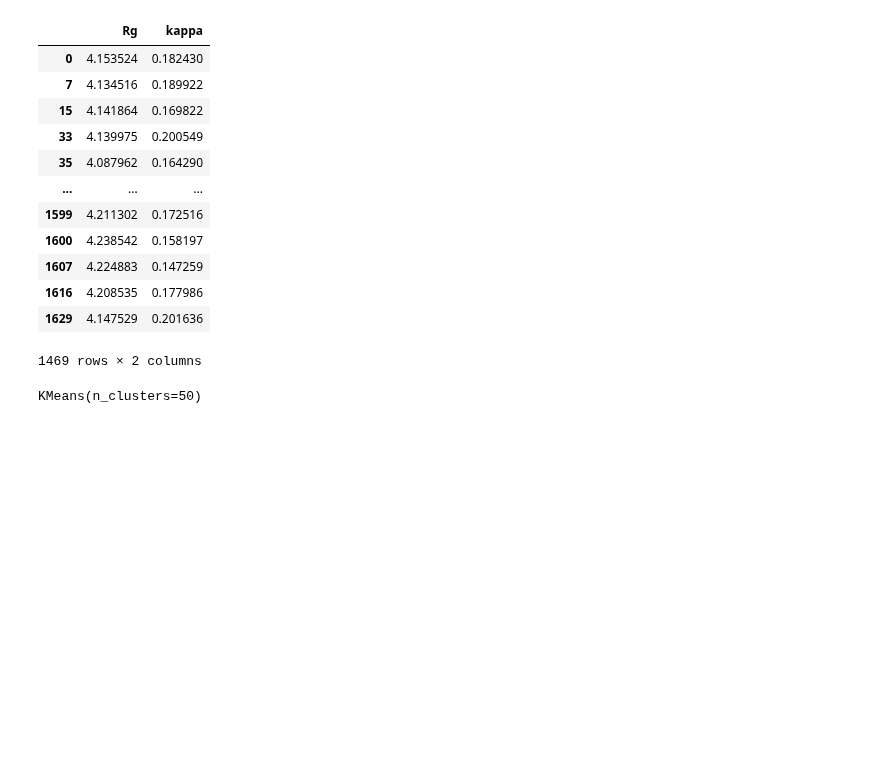
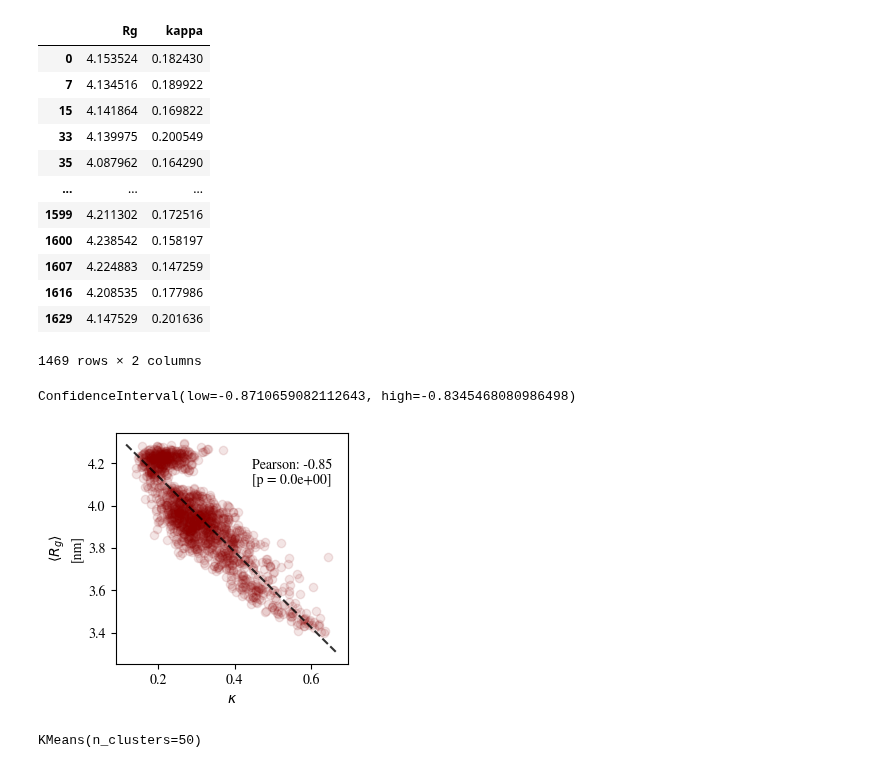
Before and after one commit to frederikespersen/OrthoIDP, a Jupyter notebook: exp/idpevo_h1-0/idpevo_h1-0.ipynb, the cells around one changed output. Drawn from its saved outputs; the diff is of its cells as text; code cells hidden in the pictures; blank space fills up the shorter version.

```diff
--- a/exp/idpevo_h1-0/idpevo_h1-0.ipynb
+++ b/exp/idpevo_h1-0/idpevo_h1-0.ipynb
@@ -520,6 +499,28 @@ features
 | 1616 | 4.208535 | 0.177986 |
 | 1629 | 4.147529 | 0.201636 |
 1469 rows × 2 columns
+# %%
+pearsonr(x, y).confidence_interval(0.99)
+# %% [output]
+ConfidenceInterval(low=-0.8710659082112643, high=-0.8345468080986498)
+# %%
+plt.figure(figsize=(3,3))
+
+x = features.kappa
+y = features.Rg
+plt.scatter(x, y, alpha=0.1, color='darkred')
+
+from scipy.stats import pearsonr
+corr, corr_p = pearsonr(x, y)
+slope, intercept = np.polyfit(x, y, 1)
+plt.plot(plt.xlim(), [slope*x+intercept for x in plt.xlim()], color='k', linestyle='--', alpha=0.8)
+plt.text(0.55, 4.1, f"Pearson: {corr:.2f}\n[p = {corr_p:.1e}]", ha='center')
+
+plt.ylabel("$\left\langle R_g \\right\\rangle$\n[nm]")
+plt.xlabel("$\kappa$")
+plt.show()
+# %% [output]
+[figure, added]
 # %%
 # Clustering
 kmeans = KMeans(n_clusters=50)
```
Also changed, not shown: parts of 3 cells of this notebook, 4 other files.
